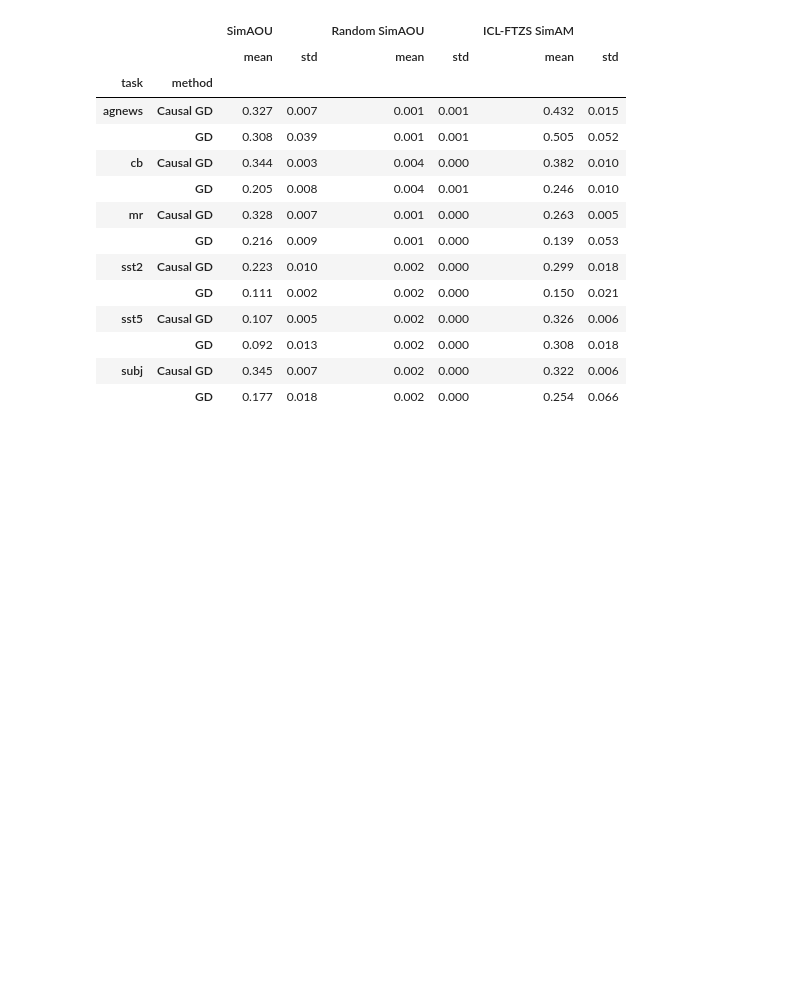
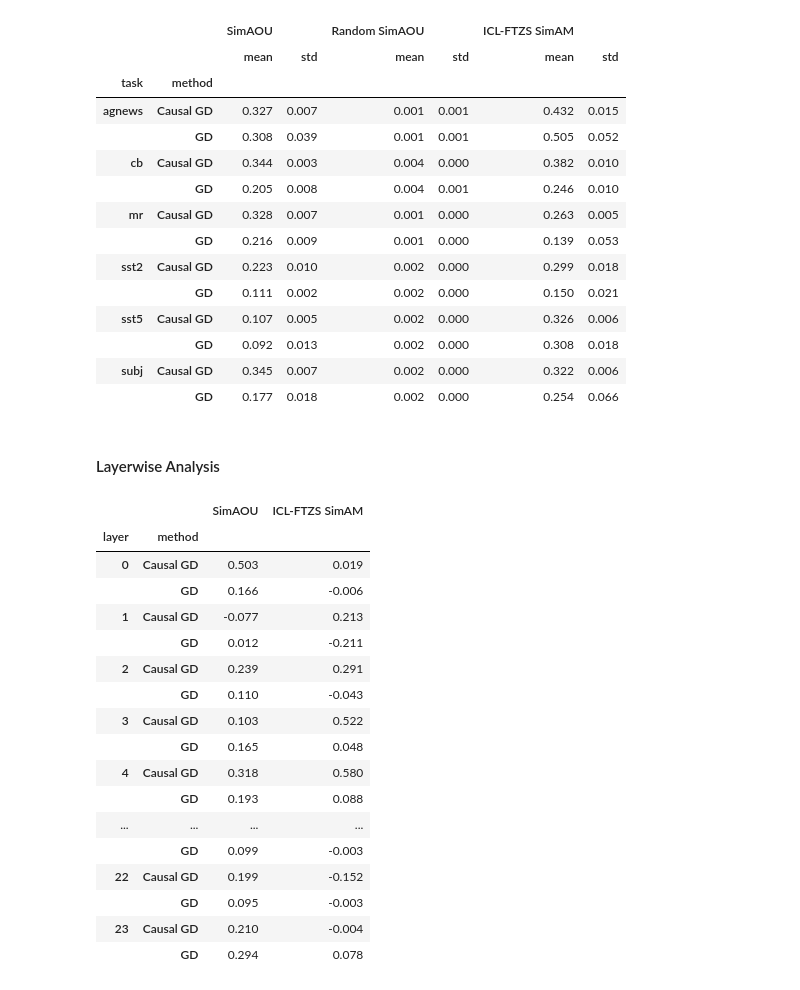
Before and after one commit to GiilDe/ft-vs-icl, a Jupyter notebook: scripts/analysis.ipynb, the cells around one changed output. Saved outputs shown, nothing was run; the diff lists cells and outputs as text; code cells hidden in the pictures; blank space fills up the shorter version.

```diff
--- a/scripts/analysis.ipynb
+++ b/scripts/analysis.ipynb
@@ -44,3 +54,5 @@ agg_table.groupby(['task', 'method']).agg(['mean', 'std']).round(3)
 |  | GD | 0.092 | 0.013 | 0.002 | 0.000 | 0.308 | 0.018 |
 | subj | Causal GD | 0.345 | 0.007 | 0.002 | 0.000 | 0.322 | 0.006 |
 |  | GD | 0.177 | 0.018 | 0.002 | 0.000 | 0.254 | 0.066 |
+# %% [markdown]
+#### Layerwise Analysis
@@ -46,0 +67,21 @@ agg_table.groupby(['task', 'method']).agg(['mean', 'std']).round(3)
+# %%
+layer_table.groupby(['layer', 'method']).mean().round(3)
+# %% [output]
+|  |  | SimAOU | ICL-FTZS SimAM |
+| layer | method |  |  |
+| 0 | Causal GD | 0.503 | 0.019 |
+|  | GD | 0.166 | -0.006 |
+| 1 | Causal GD | -0.077 | 0.213 |
+|  | GD | 0.012 | -0.211 |
+| 2 | Causal GD | 0.239 | 0.291 |
+|  | GD | 0.110 | -0.043 |
+| 3 | Causal GD | 0.103 | 0.522 |
+|  | GD | 0.165 | 0.048 |
+| 4 | Causal GD | 0.318 | 0.580 |
+|  | GD | 0.193 | 0.088 |
+| ... | ... | ... | ... |
+|  | GD | 0.099 | -0.003 |
+| 22 | Causal GD | 0.199 | -0.152 |
+|  | GD | 0.095 | -0.003 |
+| 23 | Causal GD | 0.210 | -0.004 |
+|  | GD | 0.294 | 0.078 |
```
Also changed, not shown: parts of 9 cells of this notebook, 3 other files.
